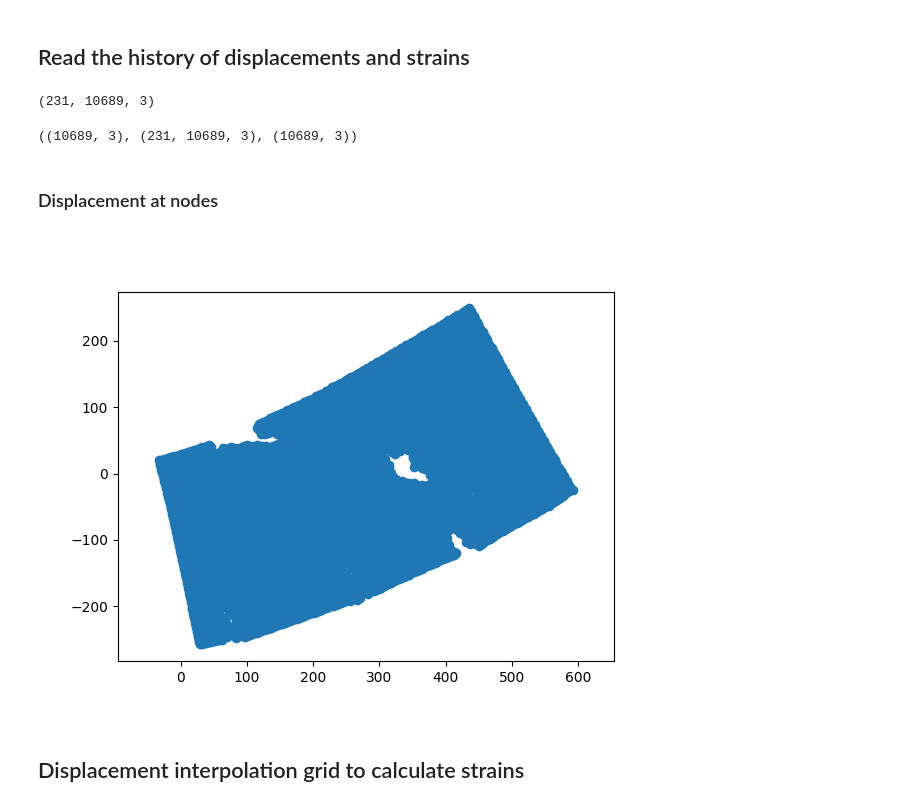
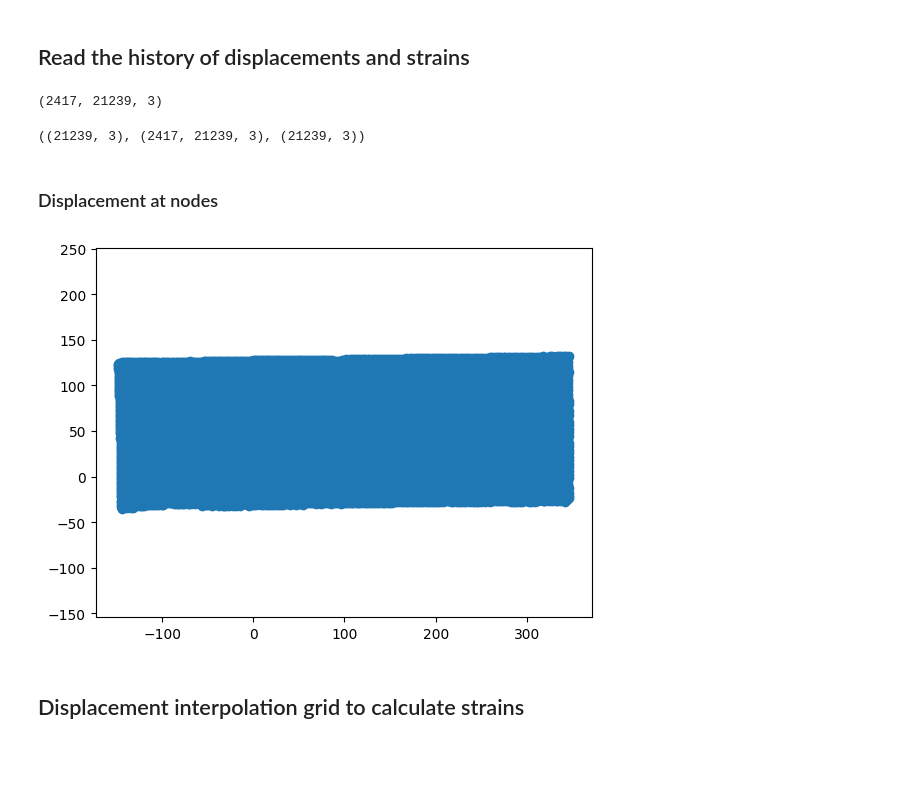
Before and after one commit to bmcs-group/bmcs_shear_zone, a Jupyter notebook: notebooks/tutorial/02_first_steps_dic_data_proceesing.ipynb, the cells around one changed output. Saved outputs shown, nothing was run; the diff lists cells and outputs as text; code cells hidden in the pictures; blank space fills up the shorter version.

```diff
--- a/notebooks/tutorial/02_first_steps_dic_data_proceesing.ipynb
+++ b/notebooks/tutorial/02_first_steps_dic_data_proceesing.ipynb
@@ -26,6 +26,15 @@ data_path = op.join(base_dir, 'S16')
 csv_data_dir = op.join(data_path, data_dir_name)
 time_F_dic_file = op.join(data_path, time_F_dic_file_name)
 npz_file = op.join(data_path, 'S16.npz')
+# %%
+base_dir = op.expanduser('~')
+base_dir = op.join('C:\\', '97_jupyter', 'dic_jupyter_tutorial')
+data_dir_name = 'S16_01_epsX'
+time_F_dic_file_name = 'S16-1_Kraft.csv'
+data_path = op.join(base_dir, 'S16')
+csv_data_dir = op.join(data_path, data_dir_name)
+time_F_dic_file = op.join(data_path, time_F_dic_file_name)
+npz_file = op.join(data_path, 'S16.npz')
 # %%
 # base_dir = op.join('/fileserver', '97_jupyter', 'dic_jupyter_tutorial')
 # data_dir_name = 'S16_01_epsX'
@@ -41,28 +50,28 @@ data = np.load(npz_file)
 X_0Qa, U_TQa = data['X_0Qa'], data['U_TQa']
 U_TQa.shape
 # %% [output]
-(231, 10689, 3)
+(2417, 21239, 3)
 # %%
 n_T = len(U_TQa)
 # %%
 X_0Qa.shape, U_TQa.shape, (X_0Qa + U_TQa[1]).shape
 # %% [output]
-((10689, 3), (231, 10689, 3), (10689, 3))
+((21239, 3), (2417, 21239, 3), (21239, 3))
 # %% [markdown]
 ### Displacement at nodes
 # %%
 fig = plt.figure()
 ax = fig.add_subplot()
-T = 100
+T = 20
 U_factor = 100
 X_scaled_Qa = X_0Qa + U_factor * U_TQa[T]
 args = (X_scaled_Qa[:, 0], X_scaled_Qa[:, 1])
 ax.scatter(*args);
 ax.axis('equal');
 # ax.set_xlim(200,205)
 # ax.set_ylim(-100,-105)
 # %% [output]
-[figure, old version]
+[figure, new version]
 # %%
 points = X_0Qa[:, :-1]
 delauney = Delaunay(points)
```
Also changed, not shown: parts of 22 cells of this notebook.
